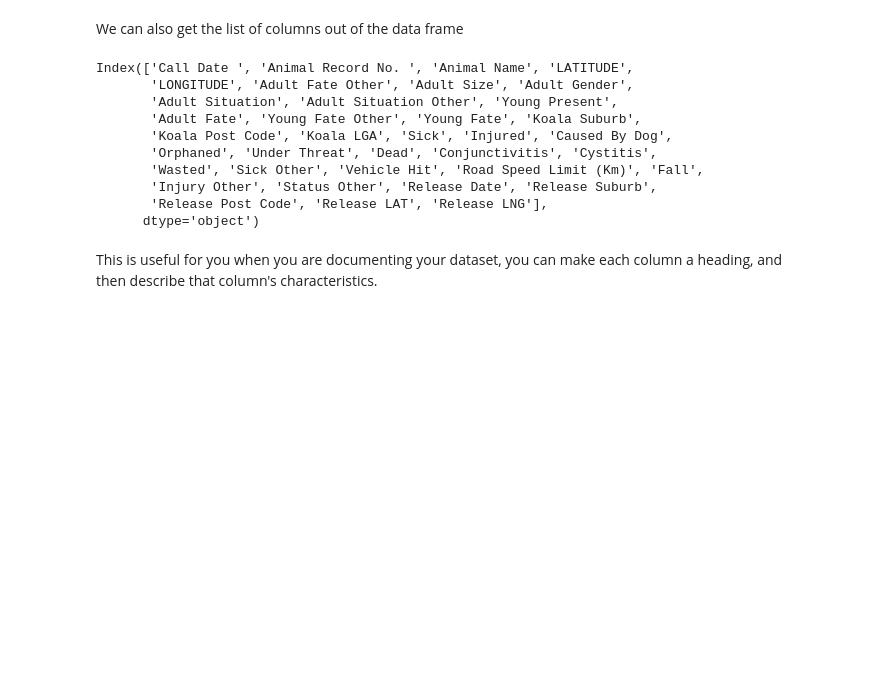
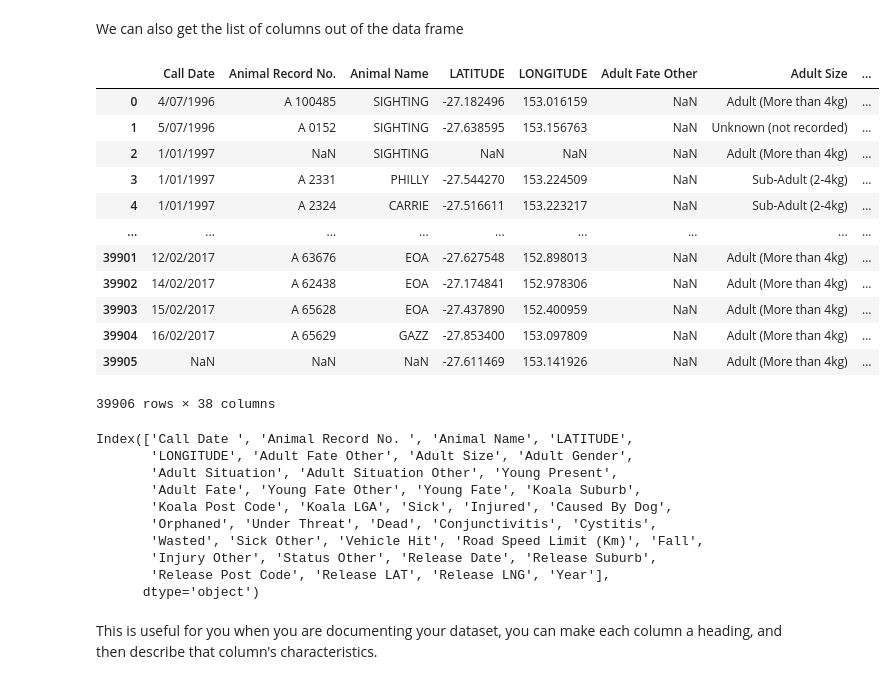
Before and after one commit to joelnorman99/Open-Data-Project, a Jupyter notebook: basic_pandas.ipynb, the cells around one changed output. Saved outputs shown, nothing was run; the diff lists cells and outputs as text; code cells hidden in the pictures; blank space fills up the shorter version.

```diff
--- a/basic_pandas.ipynb
+++ b/basic_pandas.ipynb
@@ -47,6 +47,24 @@ koala_data.head()
 `dataframe.head()` gives the top 5 rows, if it was `dataframe.head(3)` it would give the top 3 rows.
 # %% [markdown]
 We can also get the list of columns out of the data frame
+# %%
+date = koala_data["Call Date "].str.split("/", expand = True)
+koala_data["Year"]= date[2]
+koala_data
+# %% [output]
+|  | Call Date | Animal Record No. | Animal Name | LATITUDE | LONGITUDE | Adult Fate Other | Adult Size | ... |
+| 0 | 4/07/1996 | A 100485 | SIGHTING | -27.182496 | 153.016159 | NaN | Adult (More than 4kg) | ... |
+| 1 | 5/07/1996 | A 0152 | SIGHTING | -27.638595 | 153.156763 | NaN | Unknown (not recorded) | ... |
+| 2 | 1/01/1997 | NaN | SIGHTING | NaN | NaN | NaN | Adult (More than 4kg) | ... |
+| 3 | 1/01/1997 | A 2331 | PHILLY | -27.544270 | 153.224509 | NaN | Sub-Adult (2-4kg) | ... |
+| 4 | 1/01/1997 | A 2324 | CARRIE | -27.516611 | 153.223217 | NaN | Sub-Adult (2-4kg) | ... |
+| ... | ... | ... | ... | ... | ... | ... | ... | ... |
+| 39901 | 12/02/2017 | A 63676 | EOA | -27.627548 | 152.898013 | NaN | Adult (More than 4kg) | ... |
+| 39902 | 14/02/2017 | A 62438 | EOA | -27.174841 | 152.978306 | NaN | Adult (More than 4kg) | ... |
+| 39903 | 15/02/2017 | A 65628 | EOA | -27.437890 | 152.400959 | NaN | Adult (More than 4kg) | ... |
+| 39904 | 16/02/2017 | A 65629 | GAZZ | -27.853400 | 153.097809 | NaN | Adult (More than 4kg) | ... |
+| 39905 | NaN | NaN | NaN | -27.611469 | 153.141926 | NaN | Adult (More than 4kg) | ... |
+39906 rows × 38 columns
 # %%
 koala_data.columns
 # %% [output]
@@ -58,7 +76,7 @@ Index(['Call Date ', 'Animal Record No. ', 'Animal Name', 'LATITUDE',
        'Orphaned', 'Under Threat', 'Dead', 'Conjunctivitis', 'Cystitis',
        'Wasted', 'Sick Other', 'Vehicle Hit', 'Road Speed Limit (Km)', 'Fall',
        'Injury Other', 'Status Other', 'Release Date', 'Release Suburb',
-       'Release Post Code', 'Release LAT', 'Release LNG'],
+       'Release Post Code', 'Release LAT', 'Release LNG', 'Year'],
       dtype='object')
 # %% [markdown]
 This is useful for you when you are documenting your dataset, you can make each column a heading, and then describe that column's characteristics.
```
Also changed, not shown: parts of 10 cells of this notebook.
